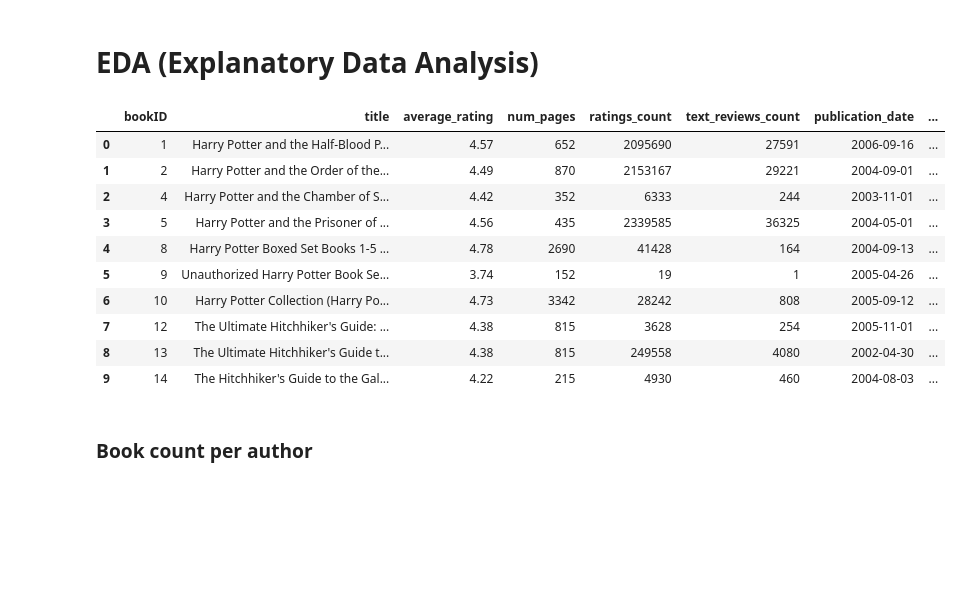
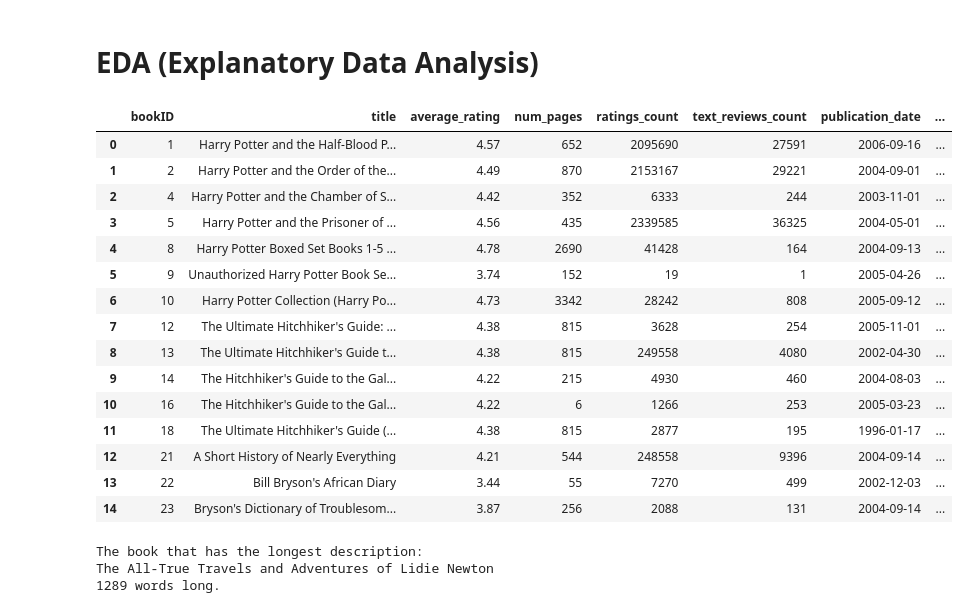
Before and after one commit to berkayersoy/Project6_Books, a Jupyter notebook: books_project.ipynb, the cells around one changed output. Drawn from its saved outputs; the diff is of its cells as text; code cells hidden in the pictures; blank space fills up the shorter version.

```diff
--- a/books_project.ipynb
+++ b/books_project.ipynb
@@ -377,18 +370,31 @@ import getpass
 # EDA (Explanatory Data Analysis)
 # %%
 # df
-df.head(10)
+df.head(15)
 # %% [output]
 |  | bookID | title | average_rating | num_pages | ratings_count | text_reviews_count | publication_date | ... |
 | 0 | 1 | Harry Potter and the Half-Blood P... | 4.57 | 652 | 2095690 | 27591 | 2006-09-16 | ... |
 | 1 | 2 | Harry Potter and the Order of the... | 4.49 | 870 | 2153167 | 29221 | 2004-09-01 | ... |
 | 2 | 4 | Harry Potter and the Chamber of S... | 4.42 | 352 | 6333 | 244 | 2003-11-01 | ... |
 | 3 | 5 | Harry Potter and the Prisoner of ... | 4.56 | 435 | 2339585 | 36325 | 2004-05-01 | ... |
 | 4 | 8 | Harry Potter Boxed Set Books 1-5 ... | 4.78 | 2690 | 41428 | 164 | 2004-09-13 | ... |
 | 5 | 9 | Unauthorized Harry Potter Book Se... | 3.74 | 152 | 19 | 1 | 2005-04-26 | ... |
 | 6 | 10 | Harry Potter Collection (Harry Po... | 4.73 | 3342 | 28242 | 808 | 2005-09-12 | ... |
 | 7 | 12 | The Ultimate Hitchhiker's Guide: ... | 4.38 | 815 | 3628 | 254 | 2005-11-01 | ... |
 | 8 | 13 | The Ultimate Hitchhiker's Guide t... | 4.38 | 815 | 249558 | 4080 | 2002-04-30 | ... |
 | 9 | 14 | The Hitchhiker's Guide to the Gal... | 4.22 | 215 | 4930 | 460 | 2004-08-03 | ... |
+| 10 | 16 | The Hitchhiker's Guide to the Gal... | 4.22 | 6 | 1266 | 253 | 2005-03-23 | ... |
+| 11 | 18 | The Ultimate Hitchhiker's Guide (... | 4.38 | 815 | 2877 | 195 | 1996-01-17 | ... |
+| 12 | 21 | A Short History of Nearly Everything | 4.21 | 544 | 248558 | 9396 | 2004-09-14 | ... |
+| 13 | 22 | Bill Bryson's African Diary | 3.44 | 55 | 7270 | 499 | 2002-12-03 | ... |
+| 14 | 23 | Bryson's Dictionary of Troublesom... | 3.87 | 256 | 2088 | 131 | 2004-09-14 | ... |
-# %% [markdown]
-### Book count per author
+# %%
+longest_str = max(book_descriptions.values(), key=len)
+print("The book that has the longest description:")
+print("The All-True Travels and Adventures of Lidie Newton")
+longest_str_words=longest_str.split(' ')
+print(len(longest_str_words), "words long.")
+# %% [output]
+The book that has the longest description:
+The All-True Travels and Adventures of Lidie Newton
+1289 words long.
```
Also changed, not shown: parts of 20 cells of this notebook, 2 other files.
